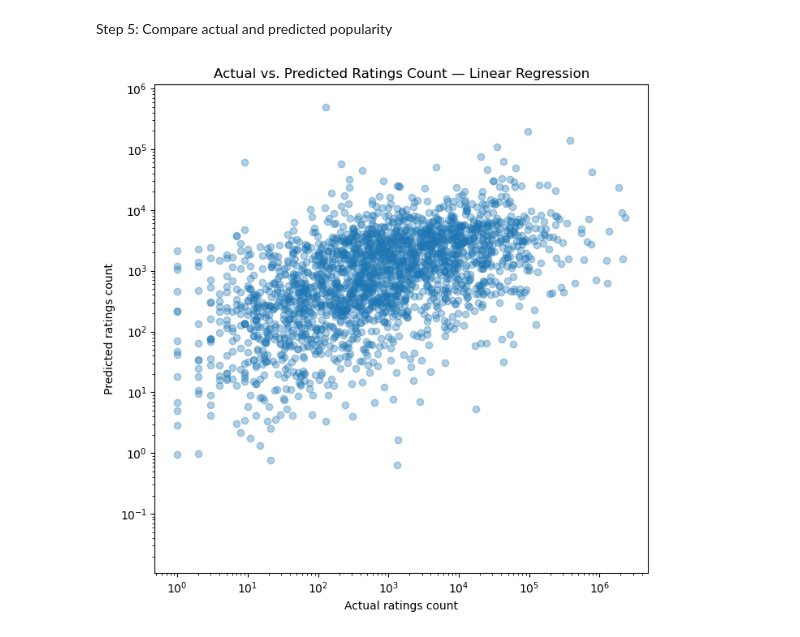
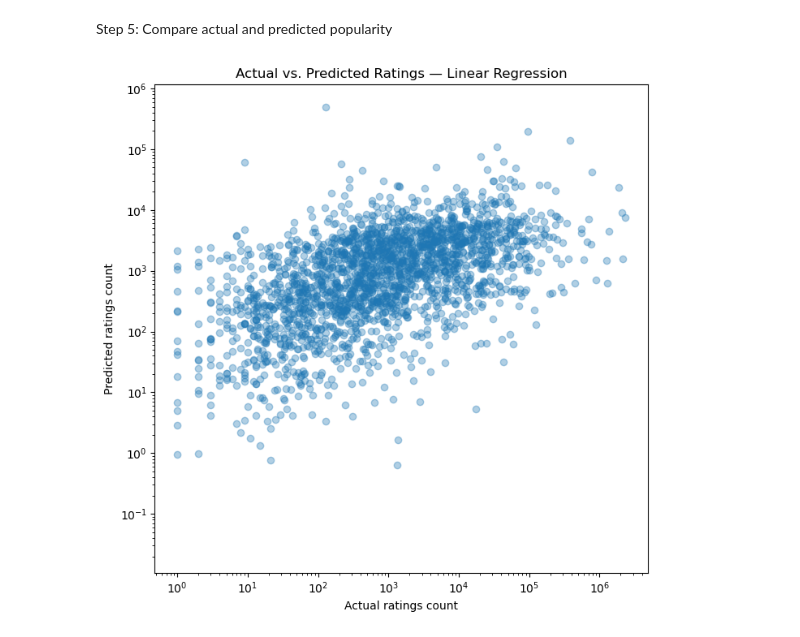
Before and after one commit to MasonC1/data-structures-final-project, a Jupyter notebook: GoodReads_dataset_test_1.ipynb, the cells around one changed output. Drawn from its saved outputs; the diff is of its cells as text; code cells hidden in the pictures.

```diff
--- a/GoodReads_dataset_test_1.ipynb
+++ b/GoodReads_dataset_test_1.ipynb
@@ -437,19 +510,21 @@ Feature Importance Rankings:
 # %% [markdown]
 Step 5: Compare actual and predicted popularity
 # %%
-best_name = results_df.iloc[0]["Model"]
-best_pipeline = fitted_models[best_name]
-best_pred_log = best_pipeline.predict(X_test)
-best_pred_count = np.maximum(0, np.expm1(best_pred_log))
+model_results = results_df[results_df["Model"] != "Baseline (median)"]
+best_name = model_results.iloc[0]["Model"]
+best_model = fitted_models[best_name]
+
+predicted_log = best_model.predict(X_test)
+predicted_ratings = np.maximum(0, np.expm1(predicted_log))
 
 plt.figure(figsize=(7, 7))
-plt.scatter(y_test, best_pred_count, alpha=0.35)
+plt.scatter(y_test, predicted_ratings, alpha=0.35)
 plt.xscale("log")
 plt.yscale("log")
 plt.xlabel("Actual ratings count")
 plt.ylabel("Predicted ratings count")
-plt.title(f"Actual vs. Predicted Ratings Count — {best_name}")
+plt.title(f"Actual vs. Predicted Ratings — {best_name}")
 plt.tight_layout()
 plt.show()
 # %% [output]
-[figure, old version]
+[figure, new version]
```
Also changed, not shown: parts of 2 cells of this notebook.
